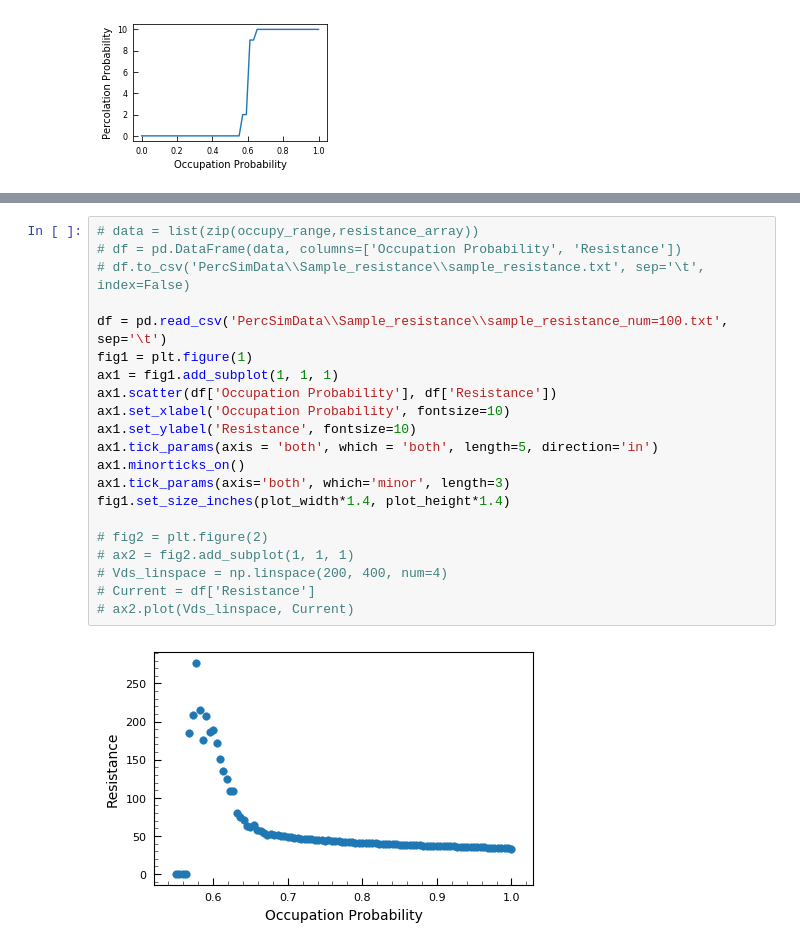
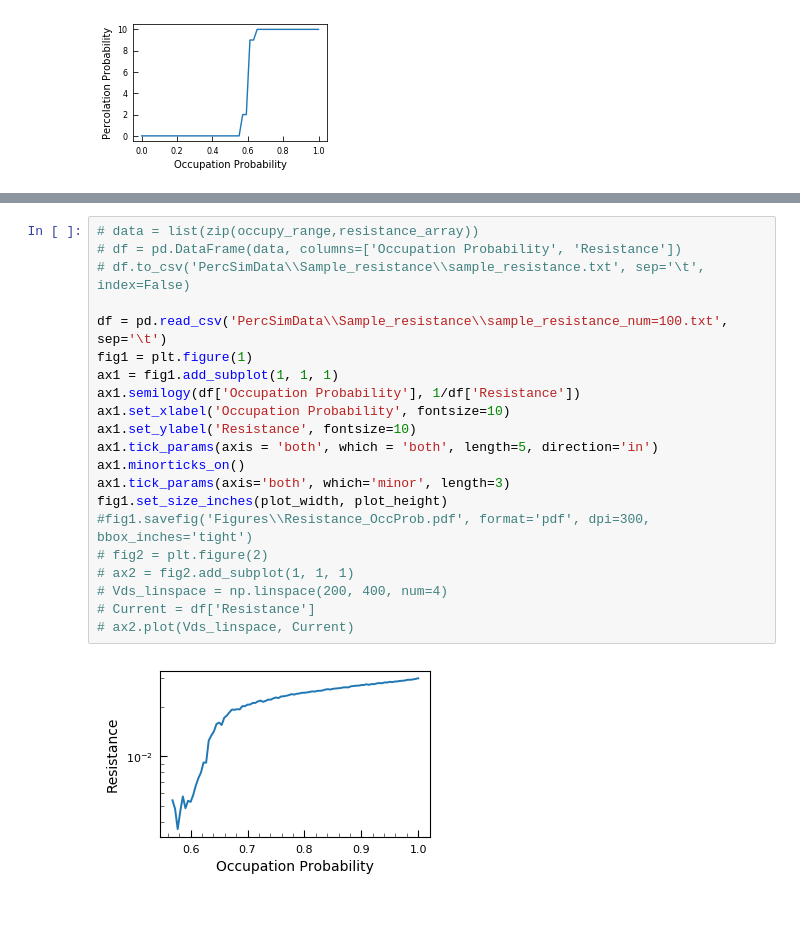
Before and after one commit to prabowobagas/Jupyter-Notebook-Thesis, a Jupyter notebook: Weekly Journal.ipynb, the cells around one changed output, grey strips where cells are left out. Drawn from its saved outputs; the diff is of its cells as text; blank space fills up the shorter version.

```diff
--- a/Weekly Journal.ipynb
+++ b/Weekly Journal.ipynb
@@ -762,23 +769,23 @@ for occupy in [0.6, 0.7, 0.8, 0.99]:        # occupy_range if no paths, resistan
 # %%
 # data = list(zip(occupy_range,resistance_array))
 # df = pd.DataFrame(data, columns=['Occupation Probability', 'Resistance'])
 # df.to_csv('PercSimData\\Sample_resistance\\sample_resistance.txt', sep='\t', index=False)
 
 df = pd.read_csv('PercSimData\\Sample_resistance\\sample_resistance_num=100.txt', sep='\t')
 fig1 = plt.figure(1)
 ax1 = fig1.add_subplot(1, 1, 1)
-ax1.scatter(df['Occupation Probability'], df['Resistance'])
+ax1.semilogy(df['Occupation Probability'], 1/df['Resistance'])
 ax1.set_xlabel('Occupation Probability', fontsize=10)
 ax1.set_ylabel('Resistance', fontsize=10)
 ax1.tick_params(axis = 'both', which = 'both', length=5, direction='in')
 ax1.minorticks_on()
 ax1.tick_params(axis='both', which='minor', length=3)
-fig1.set_size_inches(plot_width*1.4, plot_height*1.4)
-
+fig1.set_size_inches(plot_width, plot_height)
+#fig1.savefig('Figures\\Resistance_OccProb.pdf', format='pdf', dpi=300, bbox_inches='tight')
 # fig2 = plt.figure(2)
 # ax2 = fig2.add_subplot(1, 1, 1)
 # Vds_linspace = np.linspace(200, 400, num=4)
 # Current = df['Resistance']
 # ax2.plot(Vds_linspace, Current)
 # %% [output]
-[figure, old version]
+[figure, new version]
```
Also changed, not shown: parts of 6 cells of this notebook, 13 other files.
